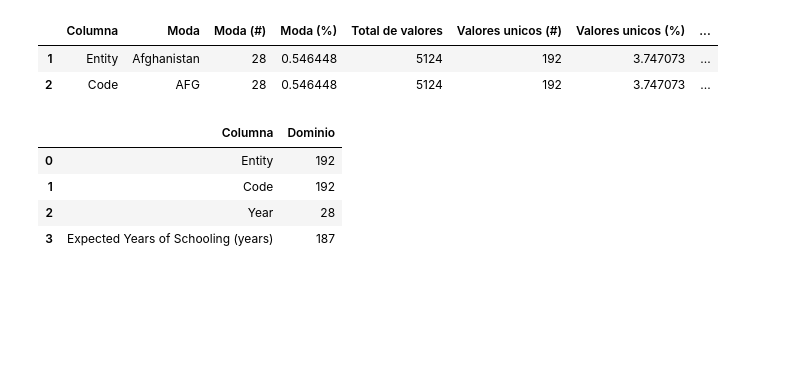
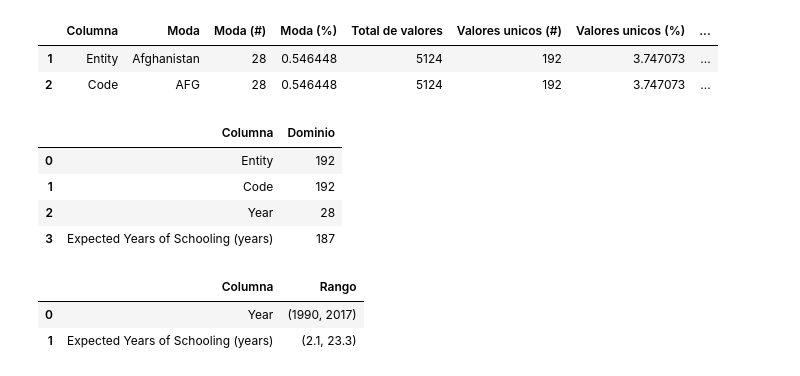
Before and after one commit to agutierrezmorag/olympic-games-datamart, a Jupyter notebook: schooling.ipynb, the cells around one changed output. Saved outputs shown, nothing was run; the diff lists cells and outputs as text; code cells hidden in the pictures; blank space fills up the shorter version.

```diff
--- a/schooling.ipynb
+++ b/schooling.ipynb
@@ -113,3 +113,16 @@ domain_df
 | 1 | Code | 192 |
 | 2 | Year | 28 |
 | 3 | Expected Years of Schooling (years) | 187 |
+# %%
+from statistics_calc import generate_range_df
+
+range_df = generate_range_df(schooling_data)
+
+# save to file
+range_df.to_csv("descriptors/schooling-range.csv", index=False, decimal=",")
+
+range_df
+# %% [output]
+|  | Columna | Rango |
+| 0 | Year | (1990, 2017) |
+| 1 | Expected Years of Schooling (years) | (2.1, 23.3) |
```
Also changed, not shown: 10 other files.
